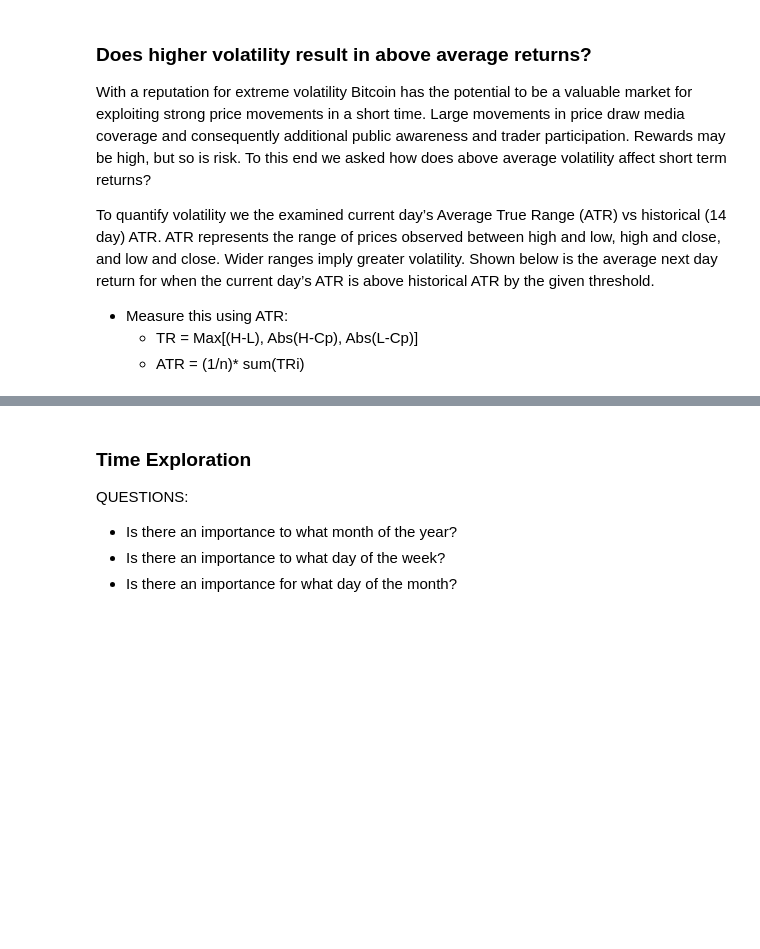
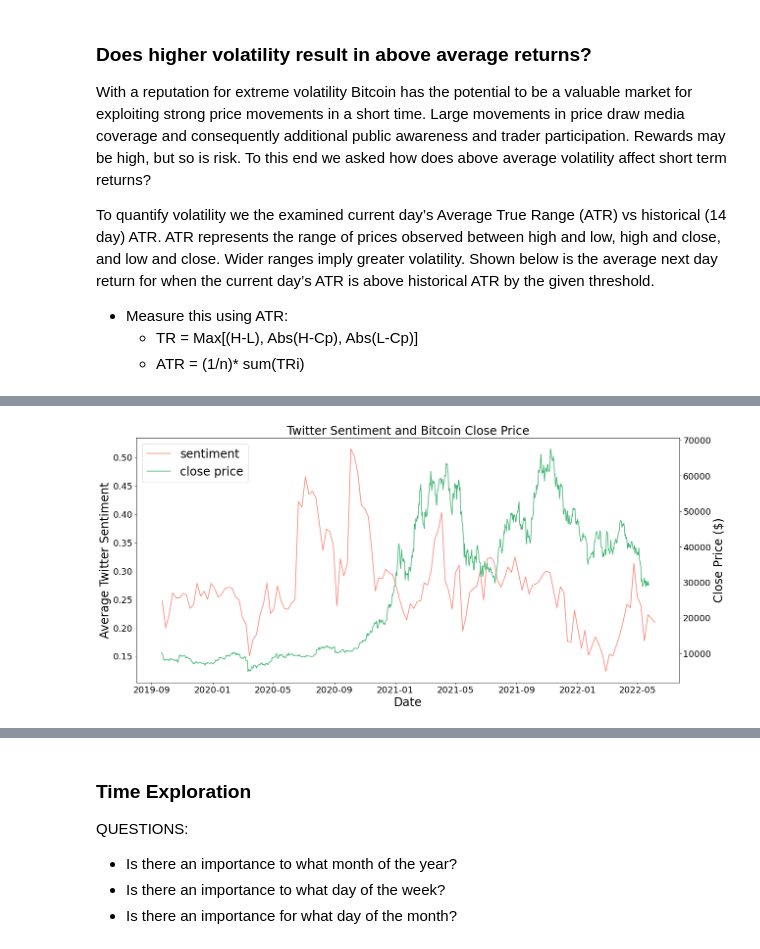
Before and after one commit to FinancialForecasters/financial_forecaster, a Jupyter notebook: ff_final_notebook.ipynb, the cells around one changed output, grey strips where cells are left out. Cells and saved outputs as stored; diff of their text form; code cells hidden in the pictures; blank space fills up the shorter version.

Commit message:
Update with sentiment and volatility

```diff
--- a/ff_final_notebook.ipynb
+++ b/ff_final_notebook.ipynb
@@ -121,0 +129,4 @@ Average next day returns are positive when current volatility measured by ATR is
+# %%
+plot_sentiment_and_close(df)
+# %% [output]
+[figure, added]
```
Also changed, not shown: parts of 15 cells of this notebook.
